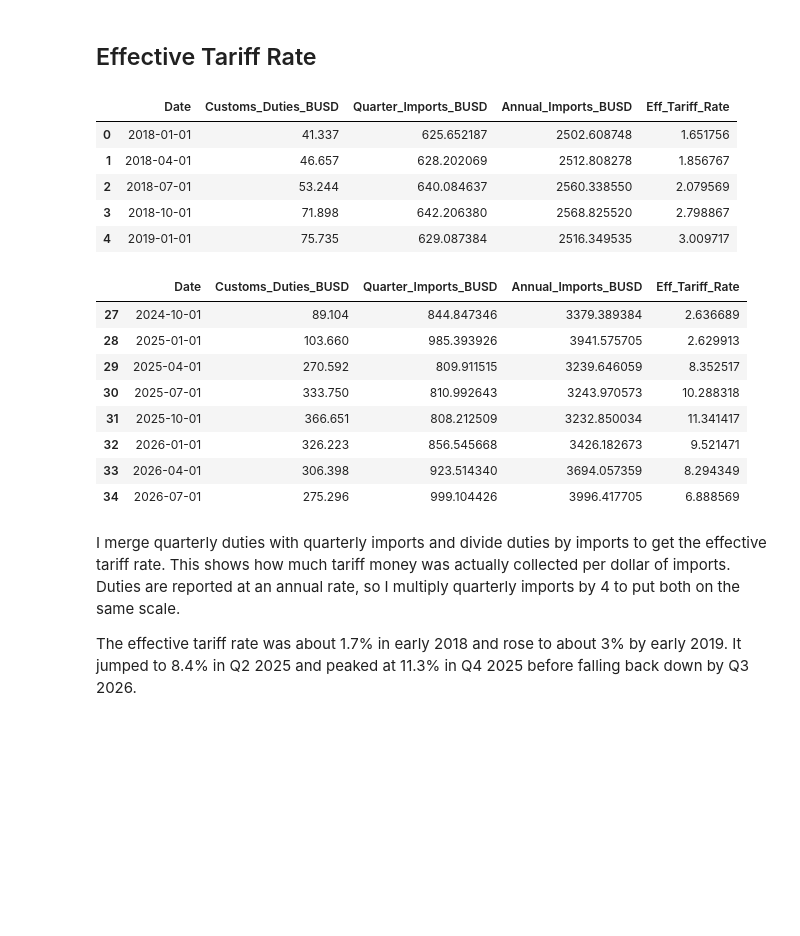
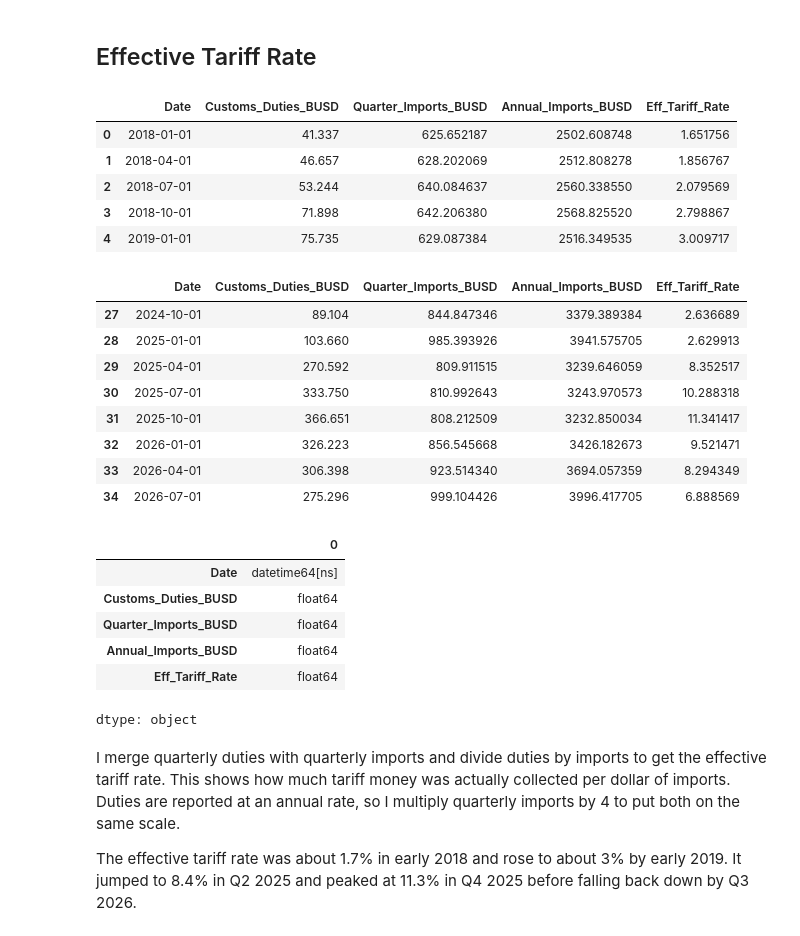
Before and after one commit to ColeMitchell1/ColeMitchell1.github.io, a Jupyter notebook: Cole_Mitchell_Milestone_2.ipynb, the cells around one changed output. Cells and saved outputs as stored; diff of their text form; code cells hidden in the pictures; blank space fills up the shorter version.

```diff
--- a/Cole_Mitchell_Milestone_2.ipynb
+++ b/Cole_Mitchell_Milestone_2.ipynb
@@ -396,33 +397,41 @@ Customs duties are reported quarterly, while import data is monthly. I add up to
 # %%
 #Combine duties and quarterly imports on the quarter start date
 df_Quarterly = df_Duties.merge(
     q_imports[['Date', 'Quarter_Imports_BUSD']], on='Date', how='left')
 
 #Duties are an annual rate. Convert quarterly imports to annual rate
 df_Quarterly['Annual_Imports_BUSD'] = df_Quarterly['Quarter_Imports_BUSD'] * 4
 
 #Effective tariff rate % = duties collected / value of imports
 df_Quarterly['Eff_Tariff_Rate'] = (df_Quarterly['Customs_Duties_BUSD']
                                    / df_Quarterly['Annual_Imports_BUSD'] * 100)
 
 display(df_Quarterly.head())
 display(df_Quarterly.tail(8))
+display(df_Quarterly.dtypes)
 # %% [output]
 |  | Date | Customs_Duties_BUSD | Quarter_Imports_BUSD | Annual_Imports_BUSD | Eff_Tariff_Rate |
 | 0 | 2018-01-01 | 41.337 | 625.652187 | 2502.608748 | 1.651756 |
 | 1 | 2018-04-01 | 46.657 | 628.202069 | 2512.808278 | 1.856767 |
 | 2 | 2018-07-01 | 53.244 | 640.084637 | 2560.338550 | 2.079569 |
 | 3 | 2018-10-01 | 71.898 | 642.206380 | 2568.825520 | 2.798867 |
 | 4 | 2019-01-01 | 75.735 | 629.087384 | 2516.349535 | 3.009717 |
 |  | Date | Customs_Duties_BUSD | Quarter_Imports_BUSD | Annual_Imports_BUSD | Eff_Tariff_Rate |
 | 27 | 2024-10-01 | 89.104 | 844.847346 | 3379.389384 | 2.636689 |
 | 28 | 2025-01-01 | 103.660 | 985.393926 | 3941.575705 | 2.629913 |
 | 29 | 2025-04-01 | 270.592 | 809.911515 | 3239.646059 | 8.352517 |
 | 30 | 2025-07-01 | 333.750 | 810.992643 | 3243.970573 | 10.288318 |
 | 31 | 2025-10-01 | 366.651 | 808.212509 | 3232.850034 | 11.341417 |
 | 32 | 2026-01-01 | 326.223 | 856.545668 | 3426.182673 | 9.521471 |
 | 33 | 2026-04-01 | 306.398 | 923.514340 | 3694.057359 | 8.294349 |
 | 34 | 2026-07-01 | 275.296 | 999.104426 | 3996.417705 | 6.888569 |
+|  | 0 |
+| Date | datetime64[ns] |
+| Customs_Duties_BUSD | float64 |
+| Quarter_Imports_BUSD | float64 |
+| Annual_Imports_BUSD | float64 |
+| Eff_Tariff_Rate | float64 |
+dtype: object
 # %% [markdown]
 I merge quarterly duties with quarterly imports and divide duties by imports to get the effective tariff rate. This shows how much tariff money was actually collected per dollar of imports. Duties are reported at an annual rate, so I multiply quarterly imports by 4 to put both on the same scale.
 
```
Also changed, not shown: parts of 3 cells of this notebook.
